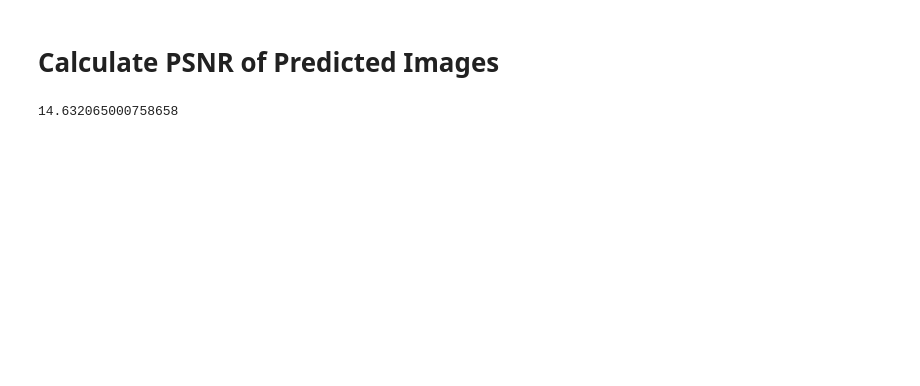
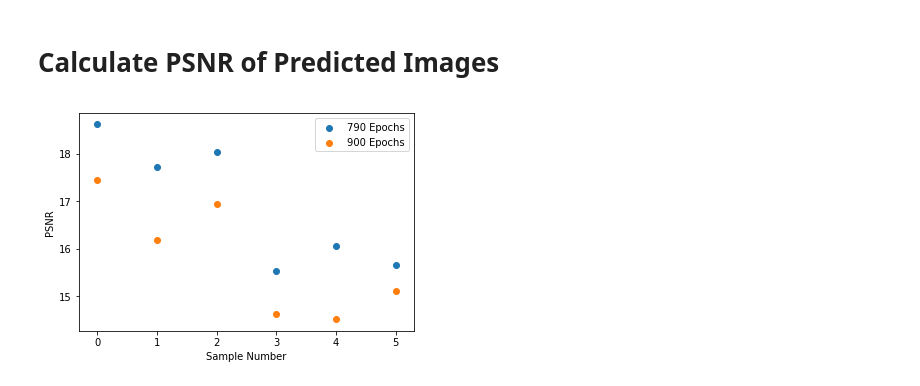
Before and after one commit to mihirsathe/DenseGAN-SuperResolution, a Jupyter notebook: DenseSRGAN/DenseSRGAN_Demo.ipynb, the cells around one changed output. Drawn from its saved outputs; the diff is of its cells as text; code cells hidden in the pictures; blank space fills up the shorter version.

```diff
--- a/DenseSRGAN/DenseSRGAN_Demo.ipynb
+++ b/DenseSRGAN/DenseSRGAN_Demo.ipynb
@@ -151,4 +167,0 @@ im_pred = utils.restitch_image_patches(im_pred_patched,(1024,1024,4))
-# %%
-PSNR(im_hr,im_pred)
-# %% [output]
-14.632065000758658
@@ -162,0 +168,10 @@ def PSNR(im1, im2):
+# %%
+plt.figure()
+plt.scatter(range(len(psnr1)),psnr1)
+plt.scatter(range(len(psnr2)),psnr2)
+plt.legend(['790 Epochs','900 Epochs'])
+plt.xlabel('Sample Number')
+plt.ylabel('PSNR')
+plt.show()
+# %% [output]
+[figure, added]
```
Also changed, not shown: parts of 7 cells of this notebook, 1 other file.
